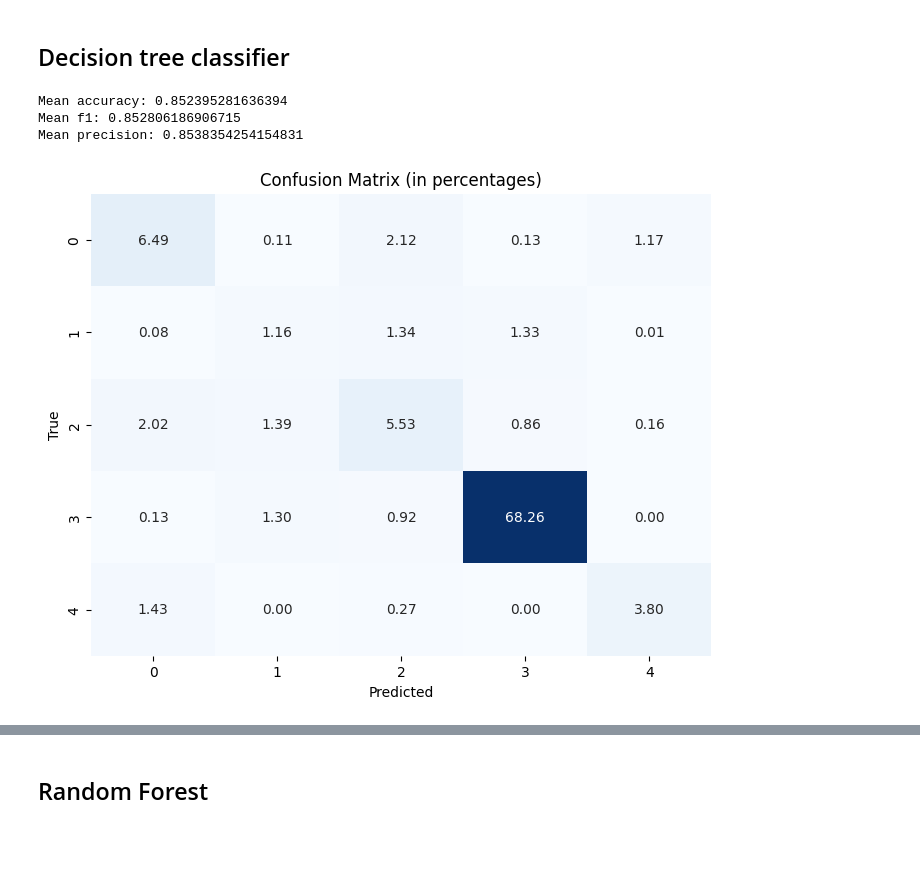
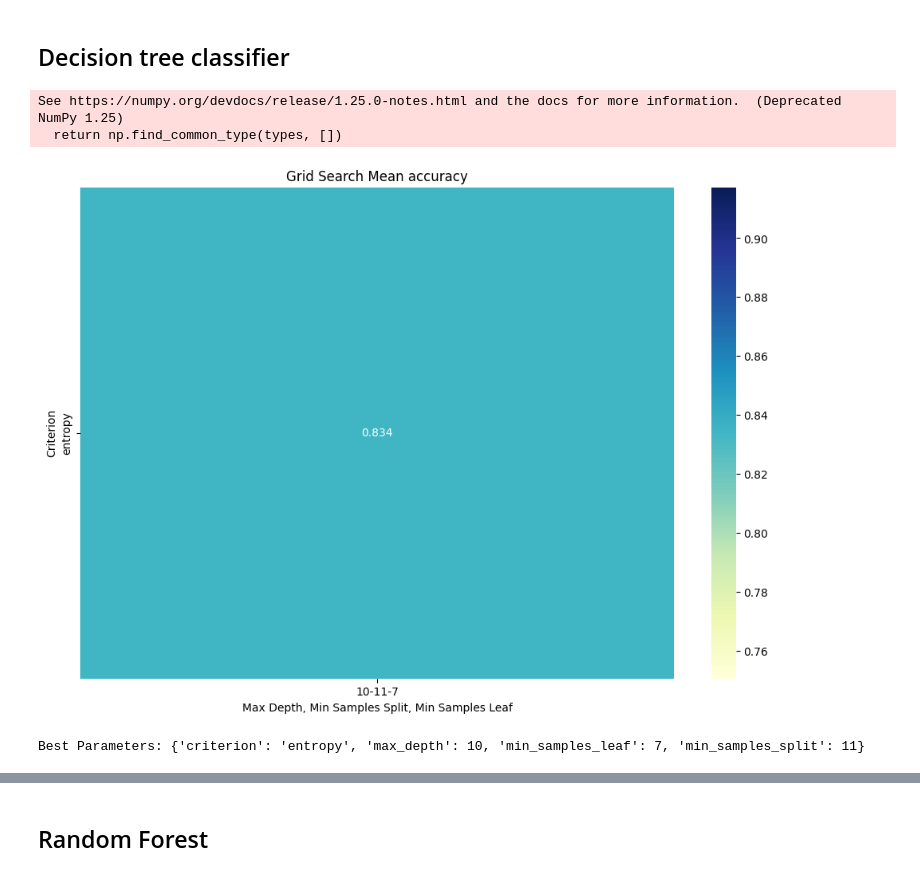
Before and after one commit to SLP25/DAA, a Jupyter notebook: competizione/tpf2.ipynb, the cells around one changed output, grey strips where cells are left out. Drawn from its saved outputs; the diff is of its cells as text; code cells hidden in the pictures; blank space fills up the shorter version.

Commit message:
decisionTree done

```diff
--- a/competizione/tpf2.ipynb
+++ b/competizione/tpf2.ipynb
@@ -751,40 +751,40 @@ colsToDrop = ['Year', 'Pressure', 'Weather', 'Day', 'Hour', 'WindSpeed', 'Month'
 
 # Create a Decision Tree Classifier model
 model = DecisionTreeClassifier(random_state=RANDOM_SEED)
 
 # Define the parameter grid for GridSearchCV
 param_grid = {
-    'criterion': ['gini', 'entropy'],  # Split criterion
-    'max_depth': [None, 10, 20, 30],   # Maximum depth of the tree
-    'min_samples_split': [2, 5, 10],   # Minimum samples required to split an internal node
-    'min_samples_leaf': [1, 2, 4]      # Minimum samples required to be at a leaf node
+    'criterion': ['entropy'],  # Split criterion
+    'max_depth': [10],   # Maximum depth of the tree
+    'min_samples_split': [11],   # Minimum samples required to split an internal node
+    'min_samples_leaf': [7]      # Minimum samples required to be at a leaf node
 }
 
 # Perform Grid Search with Cross-Validation
 grid_search = GridSearchCV(estimator=model, param_grid=param_grid, cv=kgs, scoring='accuracy', verbose=0, n_jobs=-1)
 grid_search.fit(*getXyTrain(colsToDrop))
 
 # Store Grid Search results in a DataFrame
 results = pd.DataFrame(grid_search.cv_results_)
 
 # Plot a heatmap for each combination of hyperparameters
 plt.figure(figsize=(12, 8))
 heatmap_data = results.pivot(index='param_criterion', columns=['param_max_depth', 'param_min_samples_split', 'param_min_samples_leaf'], values='mean_test_score')
 sns.heatmap(heatmap_data, annot=True, fmt=".3f", cmap="YlGnBu", cbar=True)
 plt.title("Grid Search Mean accuracy")
 plt.xlabel("Max Depth, Min Samples Split, Min Samples Leaf")
 plt.ylabel("Criterion")
 plt.show()
 
 # Get the best parameters found by GridSearchCV
 best_params = grid_search.best_params_
 
 # Display the best parameters
 print("Best Parameters:", best_params)
 # %% [output]
-Mean accuracy: 0.852395281636394
-Mean f1: 0.852806186906715
-Mean precision: 0.8538354254154831
+See https://numpy.org/devdocs/release/1.25.0-notes.html and the docs for more information.  (Deprecated NumPy 1.25)
+  return np.find_common_type(types, [])
-[figure, old version]
+[figure, new version]
+Best Parameters: {'criterion': 'entropy', 'max_depth': 10, 'min_samples_leaf': 7, 'min_samples_split': 11}
 # %%
 testAndSubmit(grid_search,'DecisionTree.csv')
```
Also changed, not shown: parts of 1 cell of this notebook, 1 other file.
